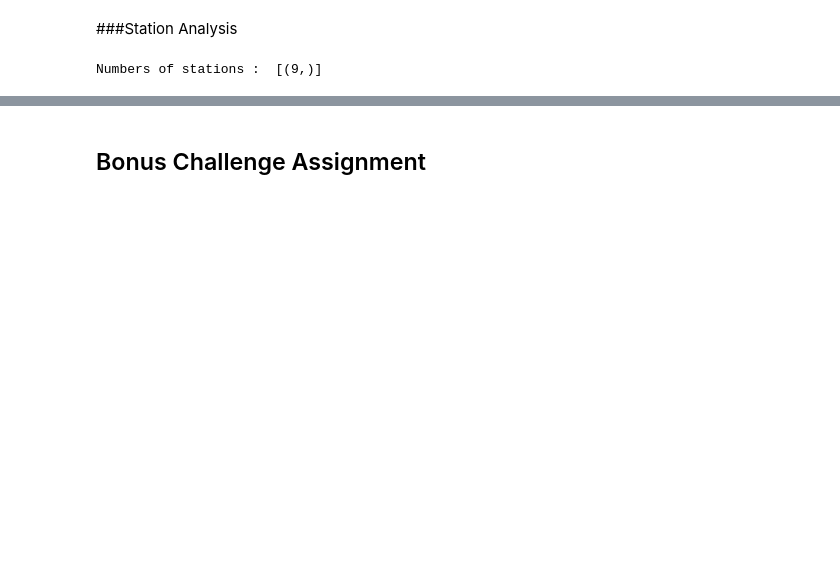
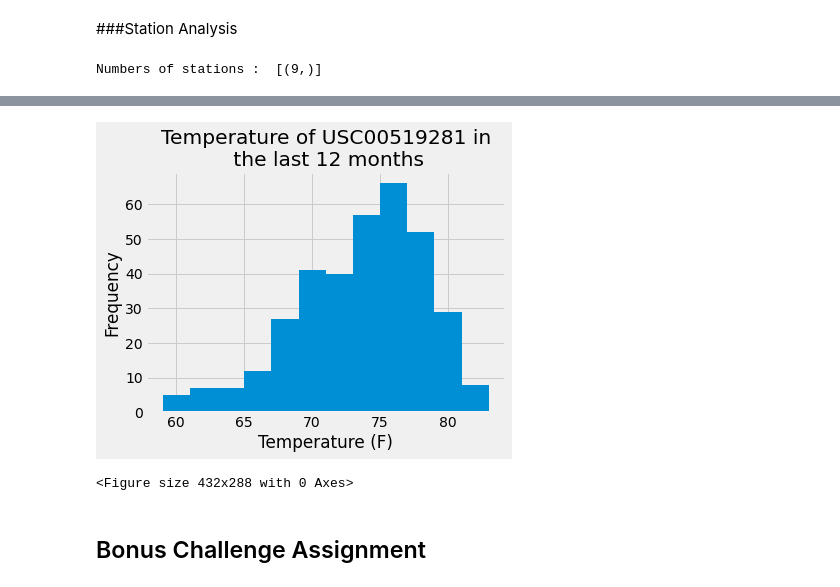
Before and after one commit to PamTT/sqlalchemy-challenge, a Jupyter notebook: climate_starter.ipynb, the cells around one changed output, grey strips where cells are left out. Cells and saved outputs as stored; diff of their text form; code cells hidden in the pictures; blank space fills up the shorter version.

Commit message:
Added temperature analysis

```diff
--- a/climate_starter.ipynb
+++ b/climate_starter.ipynb
@@ -290,0 +468,6 @@ Numbers of distinct stations :  [(9,)]
+# %%
+last_12mo_results_USC00519281 = session.query(Measurement.date, Measurement.station, Measurement.prcp,Measurement.tobs).\
+    filter(Measurement.station == 'USC00519281').\
+    filter(Measurement.date > query_date).\
+    order_by(Measurement.date).all()
+last_12mo_results_USC00519281
@@ -290,0 +492,6 @@ Numbers of distinct stations :  [(9,)]
+# %%
+# Save the query results as a Pandas DataFrame
+last_12mo_results_USC00519281_df = pd.DataFrame(last_12mo_results_USC00519281, columns=['date','station', 'prcp','tobs'])
+
+#last_12months_df.set_index('date', inplace=True)
+last_12mo_results_USC00519281_df
@@ -291,3 +529,17 @@ Numbers of distinct stations :  [(9,)]
+# %%
+last_12mo_results_USC00519281_df['tobs'].plot.hist(bins=12)
+plt.tight_layout()
+
+# Set a Title and labels
+plt.title("Temperature of USC00519281 in\n the last 12 months")
+plt.xlabel("Temperature (F)")
+plt.ylabel("Frequency")
+
+plt.show()
+plt.savefig('station_USC00519281temp.png')
+# %% [output]
+[figure, added]
+<Figure size 432x288 with 0 Axes>
 # %% [markdown]
 ## Bonus Challenge Assignment
 # %%
```
Also changed, not shown: parts of 29 cells of this notebook, 1 other file.
